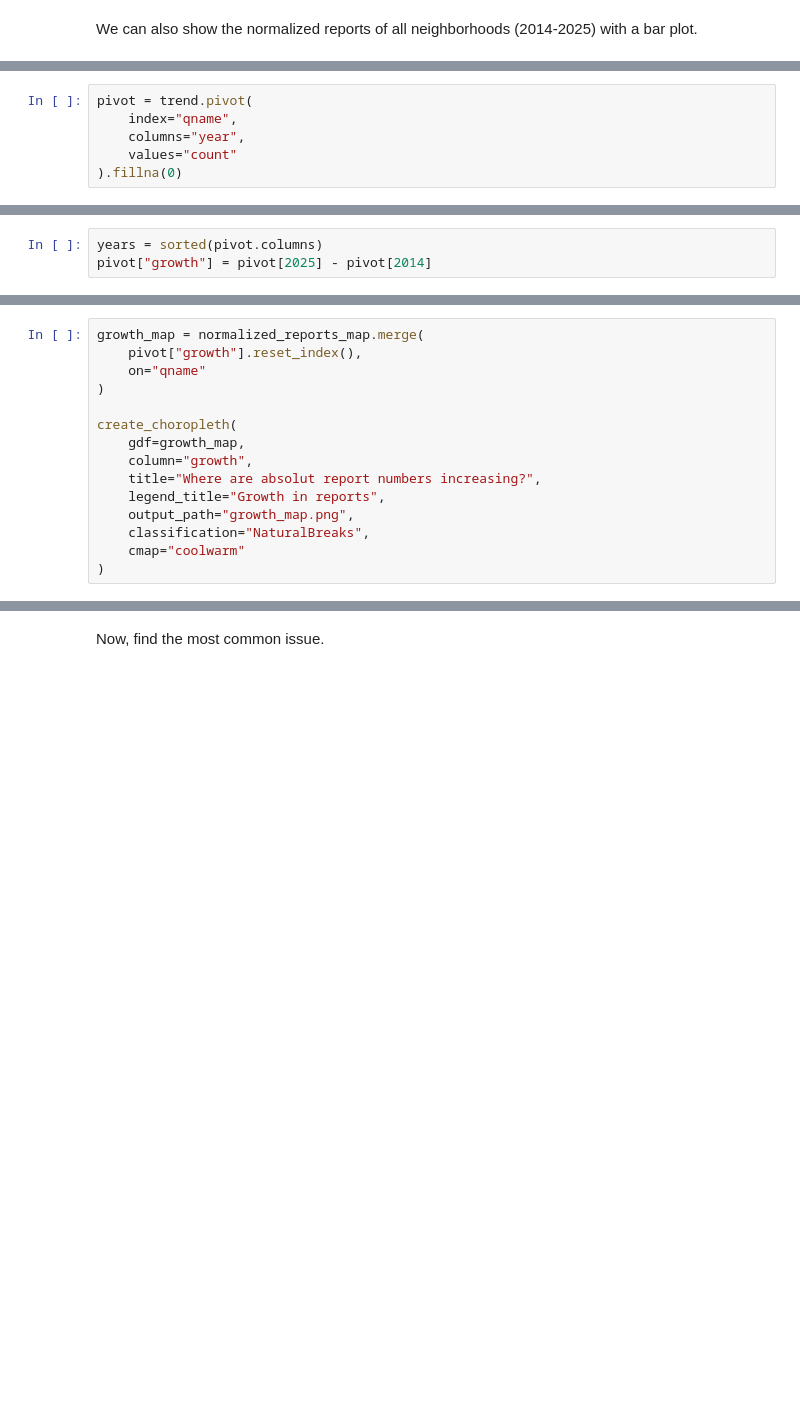
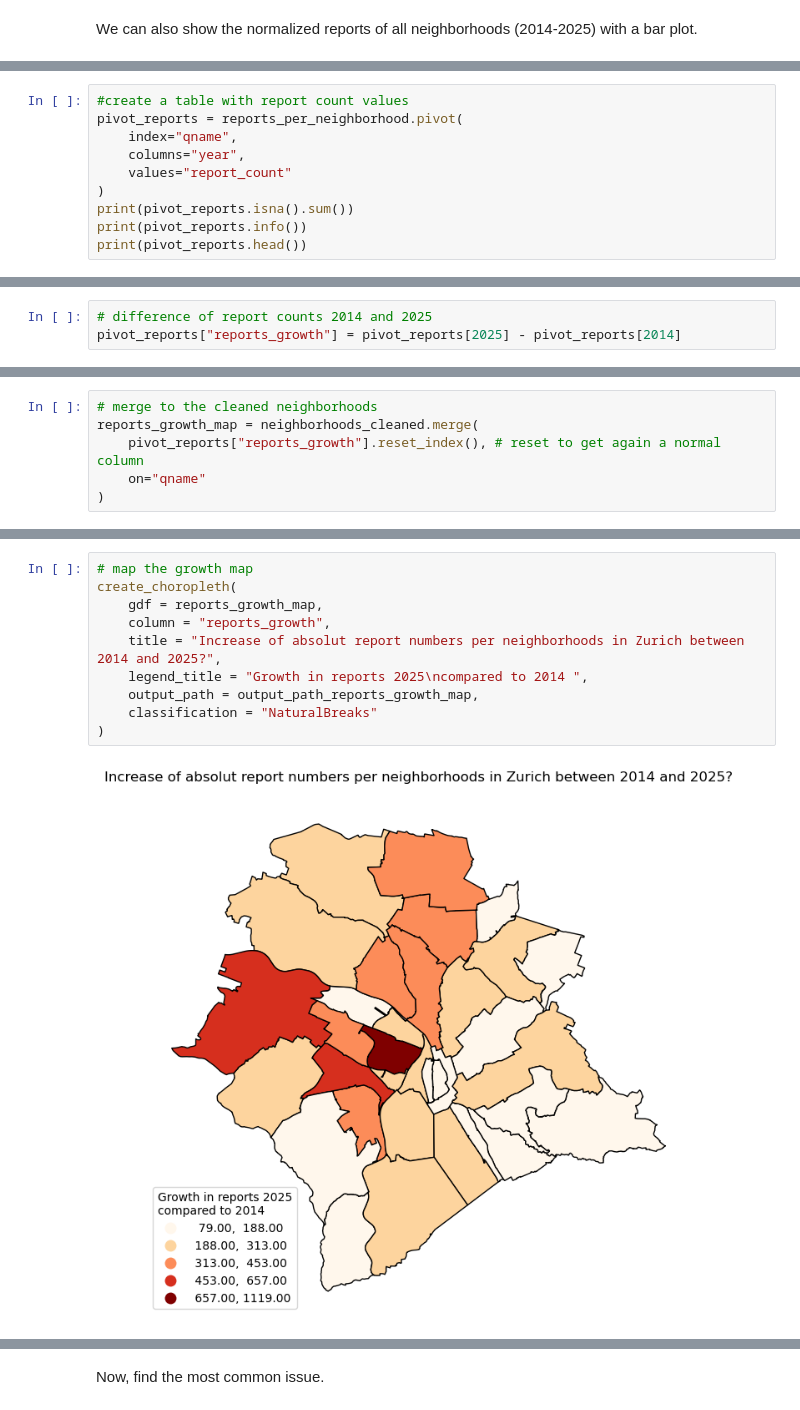
Before and after one commit to 0001jr/zurich-wie-neu, a Jupyter notebook: notebooks/zuri-wie-neu.ipynb, the cells around one changed output, grey strips where cells are left out. Saved outputs shown, nothing was run; the diff lists cells and outputs as text; blank space fills up the shorter version.

```diff
--- a/notebooks/zuri-wie-neu.ipynb
+++ b/notebooks/zuri-wie-neu.ipynb
@@ -723,6 +786,10 @@ trend = (
 # %%
-pivot = trend.pivot(
+#create a table with report count values
+pivot_reports = reports_per_neighborhood.pivot(
     index="qname",
     columns="year",
-    values="count"
-).fillna(0)
+    values="report_count"
+)
+print(pivot_reports.isna().sum())
+print(pivot_reports.info())
+print(pivot_reports.head())
@@ -729,3 +816,3 @@ pivot = trend.pivot(
 # %%
-years = sorted(pivot.columns)
-pivot["growth"] = pivot[2025] - pivot[2014]
+# difference of report counts 2014 and 2025
+pivot_reports["reports_growth"] = pivot_reports[2025] - pivot_reports[2014]
@@ -732,15 +823,6 @@ pivot["growth"] = pivot[2025] - pivot[2014]
 # %%
-growth_map = normalized_reports_map.merge(
-    pivot["growth"].reset_index(),
+# merge to the cleaned neighborhoods
+reports_growth_map = neighborhoods_cleaned.merge(
+    pivot_reports["reports_growth"].reset_index(), # reset to get again a normal column
     on="qname"
 )
-
-create_choropleth(
-    gdf=growth_map,
-    column="growth",
-    title="Where are absolut report numbers increasing?",
-    legend_title="Growth in reports",
-    output_path="growth_map.png",
-    classification="NaturalBreaks",
-    cmap="coolwarm"
-)
@@ -757,0 +831,12 @@ NaturalBreaks
+# %%
+# map the growth map
+create_choropleth(
+    gdf = reports_growth_map,
+    column = "reports_growth",
+    title = "Increase of absolut report numbers per neighborhoods in Zurich between 2014 and 2025?",
+    legend_title = "Growth in reports 2025\ncompared to 2014 ",
+    output_path = output_path_reports_growth_map,
+    classification = "NaturalBreaks"
+)
+# %% [output]
+[figure, added]
```
Also changed, not shown: parts of 61 cells of this notebook.
